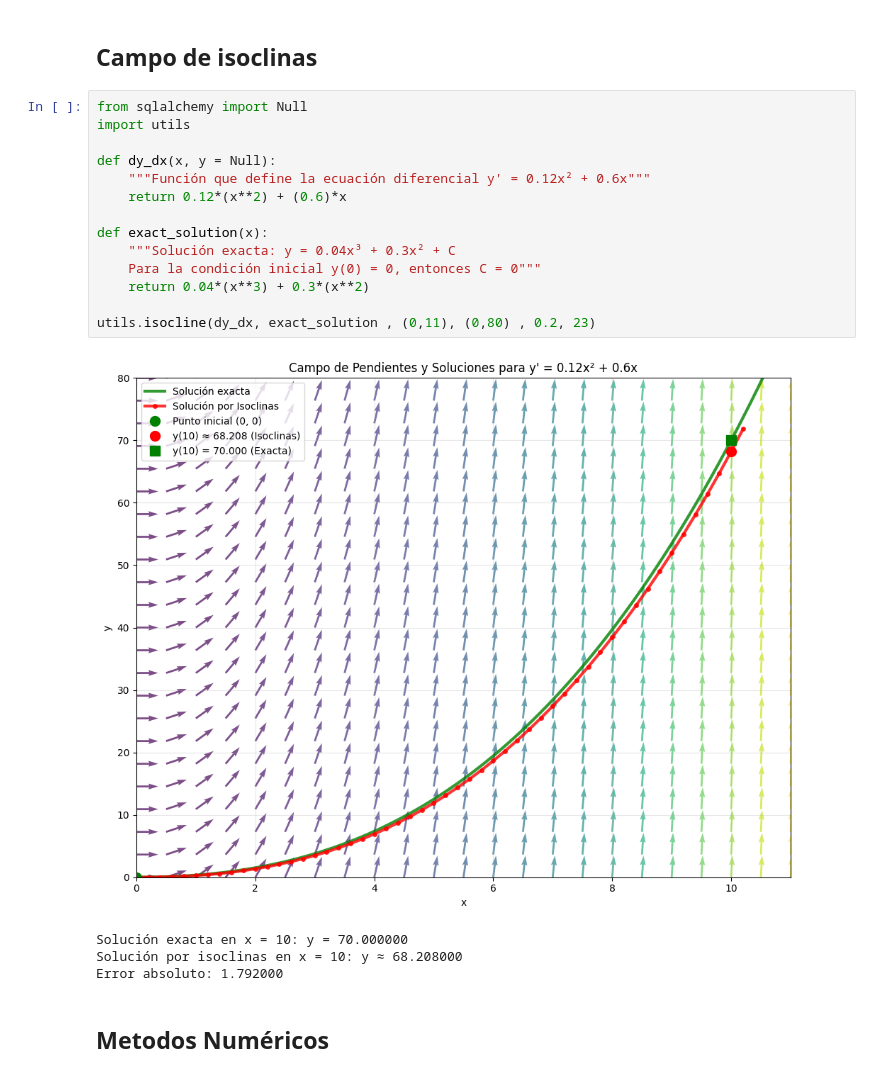
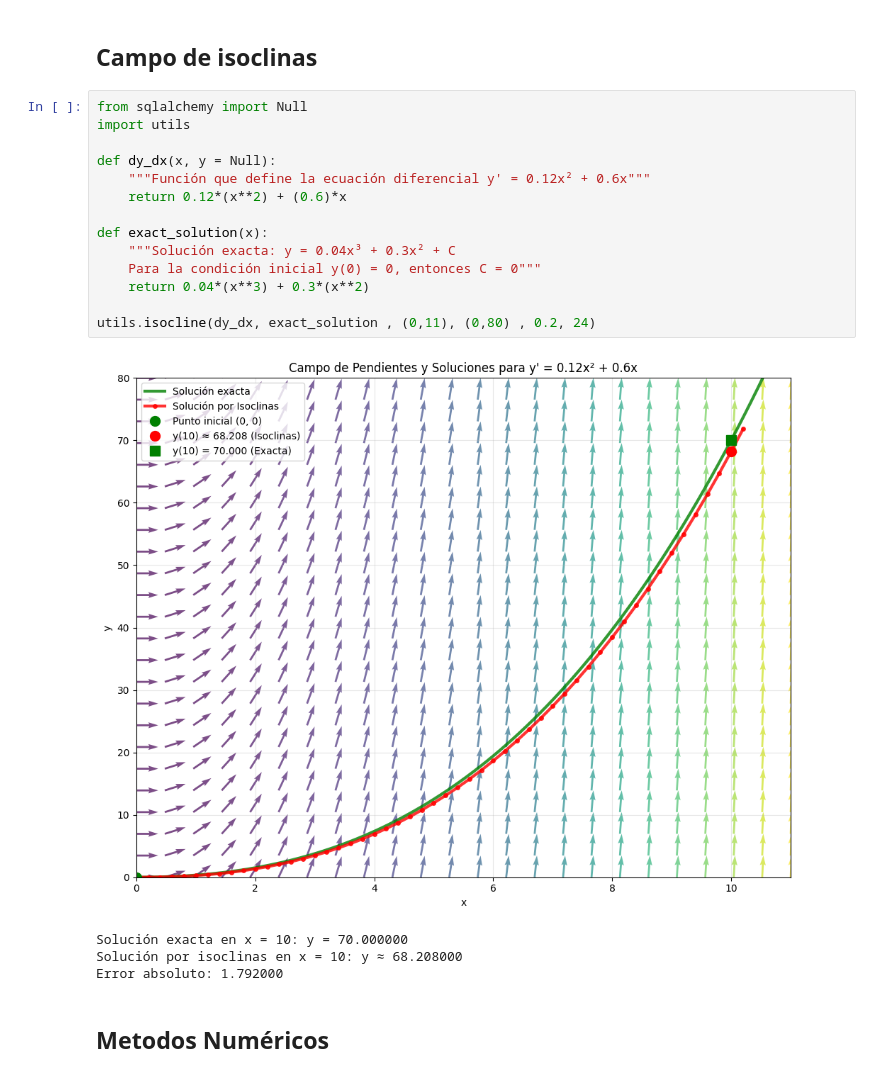
Before and after one commit to andr-migue/ODEs-NumMath-Project, a Jupyter notebook: src/parte_a.ipynb, the cells around one changed output. Cells and saved outputs as stored; diff of their text form.

```diff
--- a/src/parte_a.ipynb
+++ b/src/parte_a.ipynb
@@ -47,19 +47,19 @@ v(0) = 0\ \text{m/s}, \quad x(0) = 0\ \text{m}
 # %%
 from sqlalchemy import Null
 import utils
 
 def dy_dx(x, y = Null):
     """Función que define la ecuación diferencial y' = 0.12x² + 0.6x"""
     return 0.12*(x**2) + (0.6)*x
 
 def exact_solution(x):
     """Solución exacta: y = 0.04x³ + 0.3x² + C
     Para la condición inicial y(0) = 0, entonces C = 0"""
     return 0.04*(x**3) + 0.3*(x**2)
 
-utils.isocline(dy_dx, exact_solution , (0,11), (0,80) , 0.2, 23)
+utils.isocline(dy_dx, exact_solution , (0,11), (0,80) , 0.2, 24)
 # %% [output]
-[figure, old version]
+[figure, new version]
 Solución exacta en x = 10: y = 70.000000
 Solución por isoclinas en x = 10: y ≈ 68.208000
 Error absoluto: 1.792000
```
Also changed, not shown: parts of 5 cells of this notebook.
